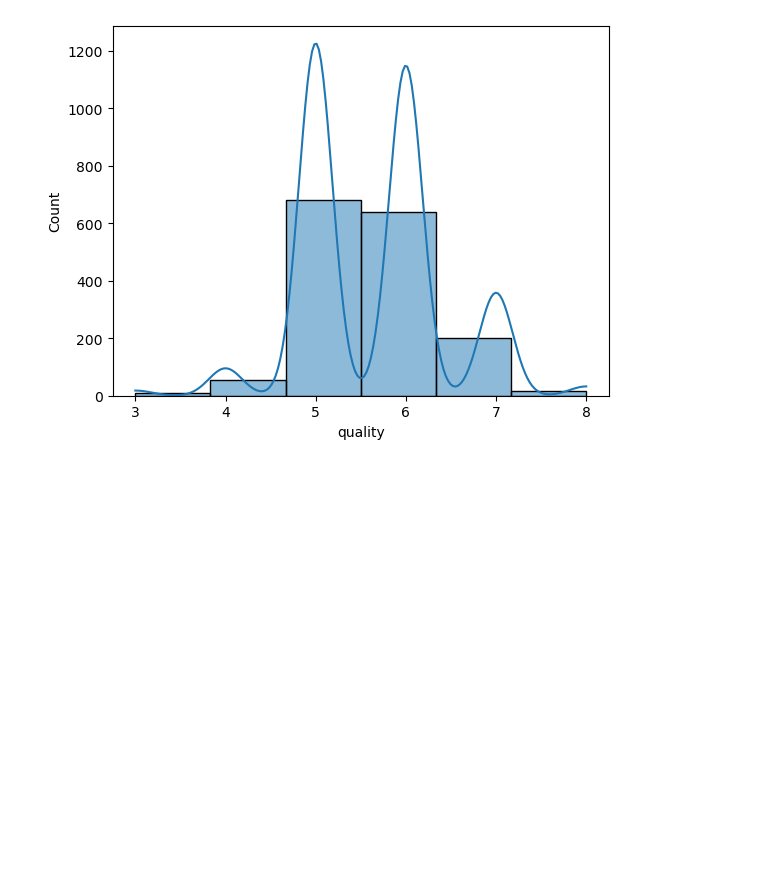
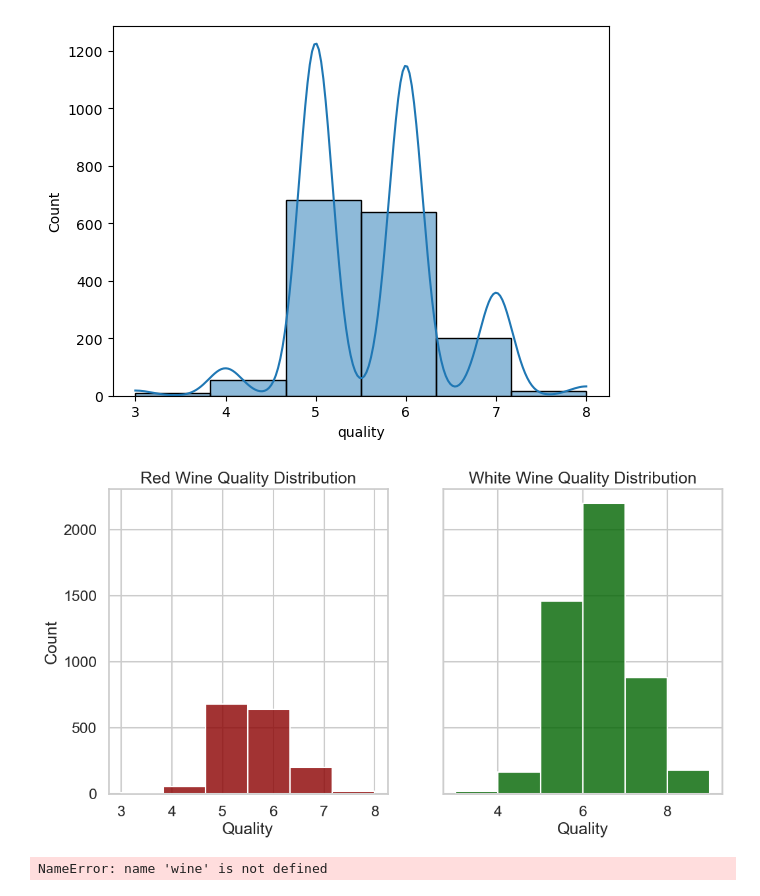
Before and after one commit to sfdatade/blueberry_winerys_project, a Jupyter notebook: BlueBerry_Winery_Project.ipynb, the cells around one changed output. Saved outputs shown, nothing was run; the diff lists cells and outputs as text; code cells hidden in the pictures; blank space fills up the shorter version.

Commit message:
matplot_seaborn_exercises

```diff
--- a/BlueBerry_Winery_Project.ipynb
+++ b/BlueBerry_Winery_Project.ipynb
@@ -452,3 +452,45 @@ sns.histplot(data=red_wine, x='quality', bins=6, kde=True)
 # %% [output]
 <AxesSubplot:xlabel='quality', ylabel='Count'>
 [figure]
+# %%
+# Try using the seaborn histplot.You have to make sure that both plots have the same order in the X-Axys.Once you manage to create it, try playing with the colors and the titles too.Now try to compare the quality with some other features
+
+import seaborn as sns
+
+# Set style and context for the plot
+sns.set_style('whitegrid')
+sns.set_context('talk')
+
+# Create subplots
+fig, axes = plt.subplots(nrows=1, ncols=2, figsize=(12, 6), sharey=True)
+
+# Plot histograms of wine quality for red and white wines
+sns.histplot(ax=axes[0], data=red_wine, x='quality', bins=6, color='darkred', alpha=0.8)
+sns.histplot(ax=axes[1], data=white_wine, x='quality', bins=6, color='darkgreen', alpha=0.8)
+
+# Set x and y axis labels
+axes[0].set_xlabel('Quality')
+axes[0].set_ylabel('Count')
+axes[1].set_xlabel('Quality')
+
+# Set titles for the subplots
+axes[0].set_title('Red Wine Quality Distribution')
+axes[1].set_title('White Wine Quality Distribution')
+
+# Show the plot
+plt.show()
+# %% [output]
+[figure, added]
+# %%
+#To compare quality with other features, you can use the hue parameter of the sns.histplot() function to create separate histograms for each category of the other feature. For example, to compare quality with alcohol content, you can do:
+
+import seaborn as sns
+
+
+sns.histplot(data=wine, x='alcohol', hue='quality_label', bins=20, palette='bright')
+plt.title('Distribution of Alcohol Content by Wine Quality')
+plt.xlabel('Alcohol Content (%)')
+plt.ylabel('Count')
+plt.show()
+# %% [output]
+NameError: name 'wine' is not defined
```
